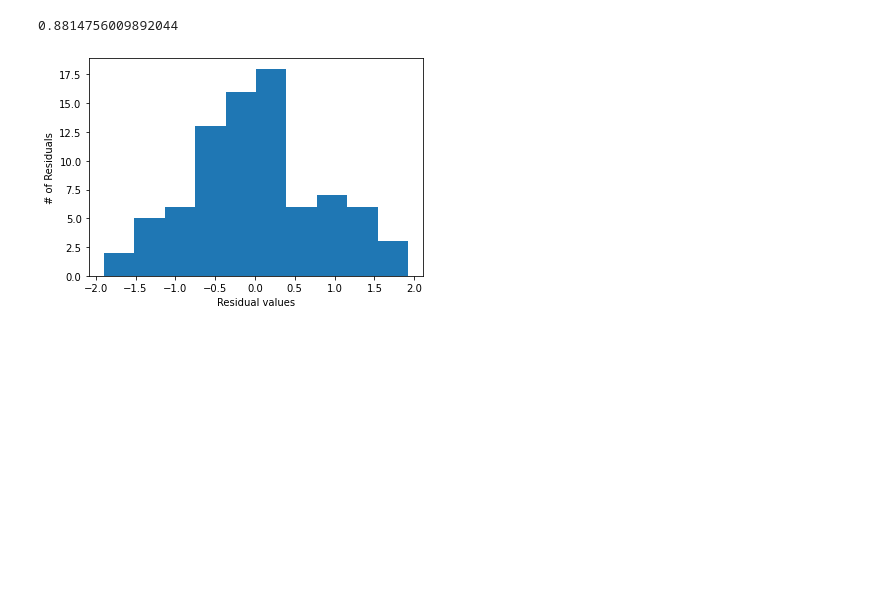
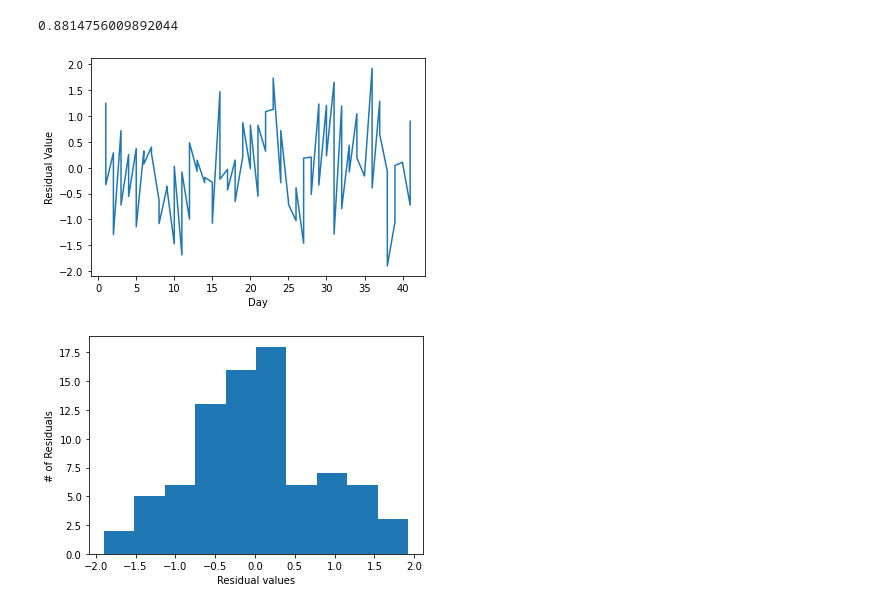
Before and after one commit to Eddysunday012/Astr-Group-Project, a Jupyter notebook: main.ipynb, the cells around one changed output. Drawn from its saved outputs; the diff is of its cells as text; code cells hidden in the pictures; blank space fills up the shorter version.

Commit message:
add residual plot

```diff
--- a/main.ipynb
+++ b/main.ipynb
@@ -112,6 +112,13 @@ r_squared = 1 - (ss_res / ss_tot)
 r_squared
 # %% [output]
 0.8814756009892044
+# %%
+plt.plot(day, residuals)
+plt.xlabel("Day")
+plt.ylabel("Residual Value")
+plt.savefig("ResidualPlot.pdf")
+# %% [output]
+[figure, added]
 # %%
 plt.hist(residuals)
 plt.xlabel("Residual values")
```
Also changed, not shown: parts of 1 cell of this notebook.
